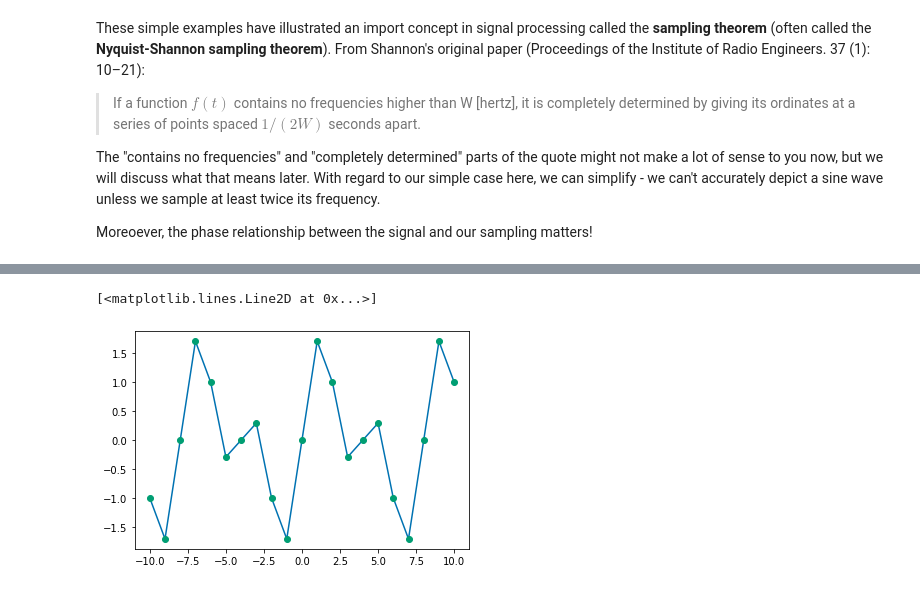
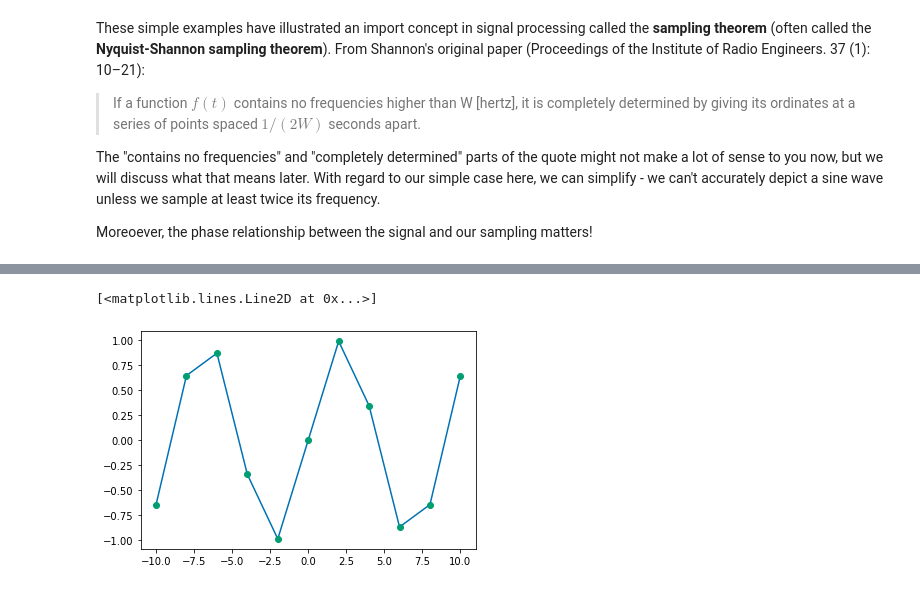
Before and after one commit to TheJacksonLaboratory/images-as-signals, a Jupyter notebook: lessons/1-Sampling_Theorem.ipynb, the cells around one changed output, grey strips where cells are left out. Cells and saved outputs as stored; diff of their text form; code cells hidden in the pictures.

```diff
--- a/lessons/1-Sampling_Theorem.ipynb
+++ b/lessons/1-Sampling_Theorem.ipynb
@@ -302,13 +302,13 @@ plt.plot(x,y, 'o')
 # %%
-f = [1/8, 1/4]
-sample_rate = 1
+f = [1/9, 1/4]
+sample_rate = 1/2
 n_samples = sample_rate * 20 + 1
 x = np.linspace(-10, 10, n_samples)
 y = [np.sin(x*freq*(2*np.pi)) for freq in f]
-y = np.array(y).sum(axis=0)
+y = np.sum(y, axis=0)
 
 plt.plot(x,y)
 plt.plot(x,y, 'o')
 # %% [output]
 [<matplotlib.lines.Line2D at 0x...>]
-[figure, old version]
+[figure, new version]
```
Also changed, not shown: parts of 9 cells of this notebook, 1 other file.
